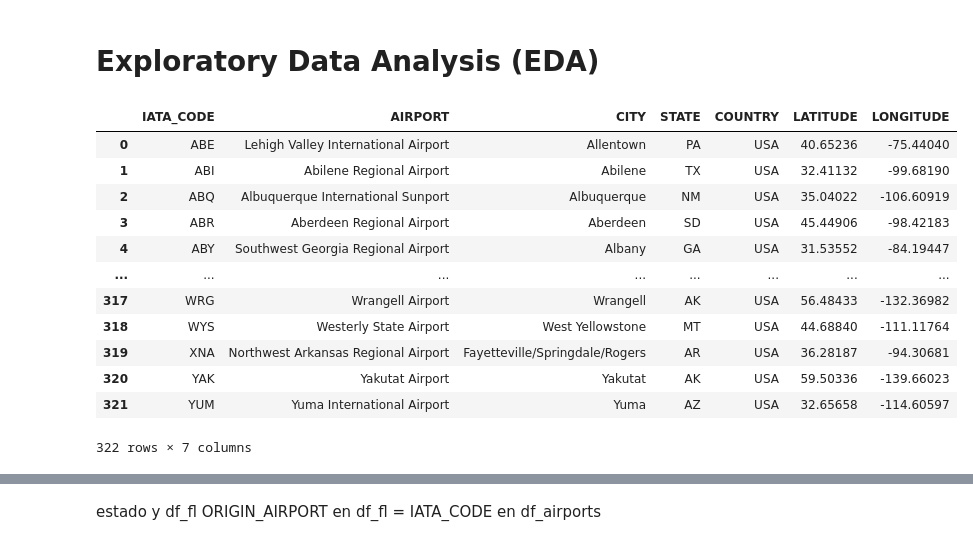
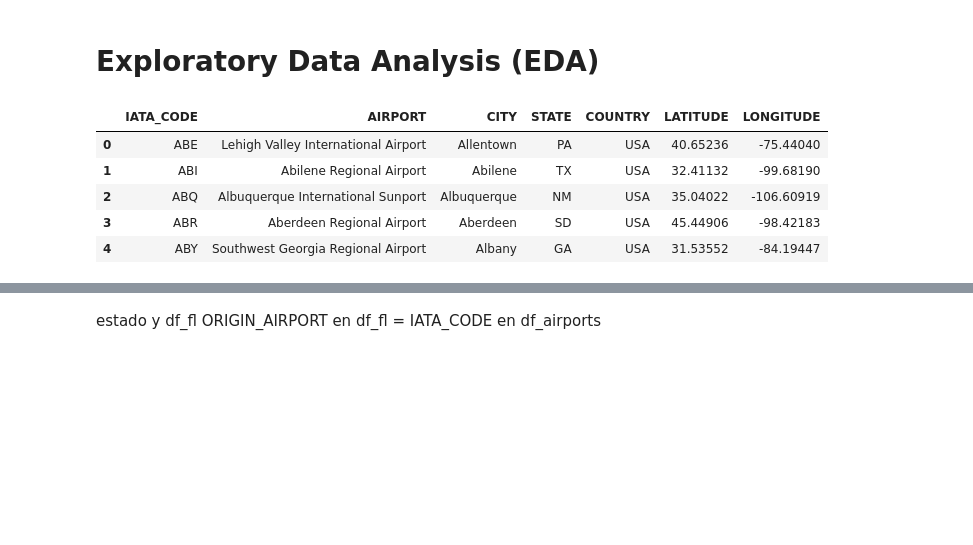
Before and after one commit to EmilioGinzo/Flight-delay, a Jupyter notebook: Project_p676p627_Emilio.ipynb, the cells around one changed output, grey strips where cells are left out. Saved outputs shown, nothing was run; the diff lists cells and outputs as text; code cells hidden in the pictures; blank space fills up the shorter version.

```diff
--- a/Project_p676p627_Emilio.ipynb
+++ b/Project_p676p627_Emilio.ipynb
@@ -54,18 +54,11 @@ df_airports = pd.read_csv('airports.csv')
 # %% [markdown]
 # Exploratory Data Analysis (EDA)
 # %%
-df_airports
+df_airports.head()
 # %% [output]
 |  | IATA_CODE | AIRPORT | CITY | STATE | COUNTRY | LATITUDE | LONGITUDE |
 | 0 | ABE | Lehigh Valley International Airport | Allentown | PA | USA | 40.65236 | -75.44040 |
 | 1 | ABI | Abilene Regional Airport | Abilene | TX | USA | 32.41132 | -99.68190 |
 | 2 | ABQ | Albuquerque International Sunport | Albuquerque | NM | USA | 35.04022 | -106.60919 |
 | 3 | ABR | Aberdeen Regional Airport | Aberdeen | SD | USA | 45.44906 | -98.42183 |
 | 4 | ABY | Southwest Georgia Regional Airport | Albany | GA | USA | 31.53552 | -84.19447 |
-| ... | ... | ... | ... | ... | ... | ... | ... |
-| 317 | WRG | Wrangell Airport | Wrangell | AK | USA | 56.48433 | -132.36982 |
-| 318 | WYS | Westerly State Airport | West Yellowstone | MT | USA | 44.68840 | -111.11764 |
-| 319 | XNA | Northwest Arkansas Regional Airport | Fayetteville/Springdale/Rogers | AR | USA | 36.28187 | -94.30681 |
-| 320 | YAK | Yakutat Airport | Yakutat | AK | USA | 59.50336 | -139.66023 |
-| 321 | YUM | Yuma International Airport | Yuma | AZ | USA | 32.65658 | -114.60597 |
-322 rows × 7 columns
```
Also changed, not shown: parts of 2 cells of this notebook.
